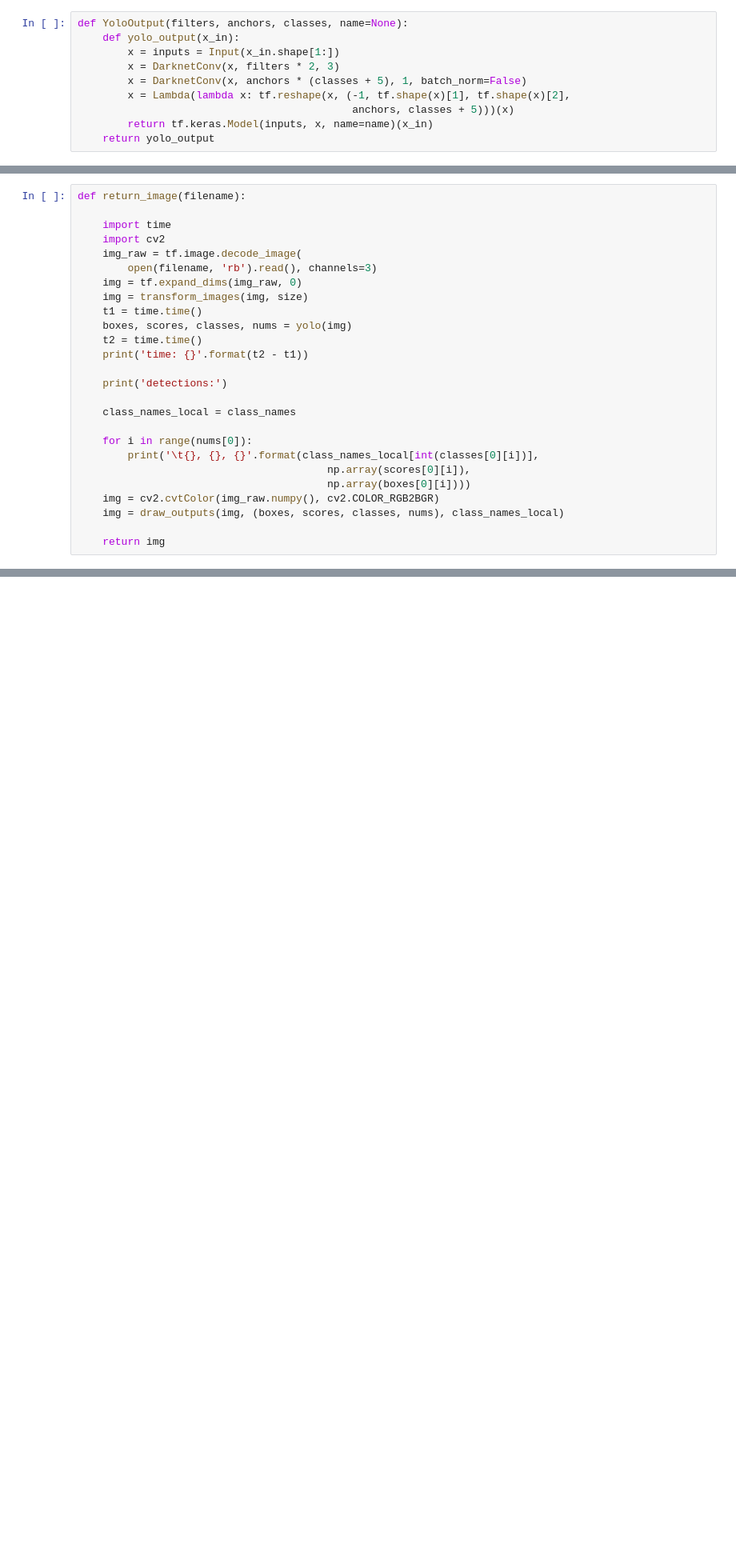
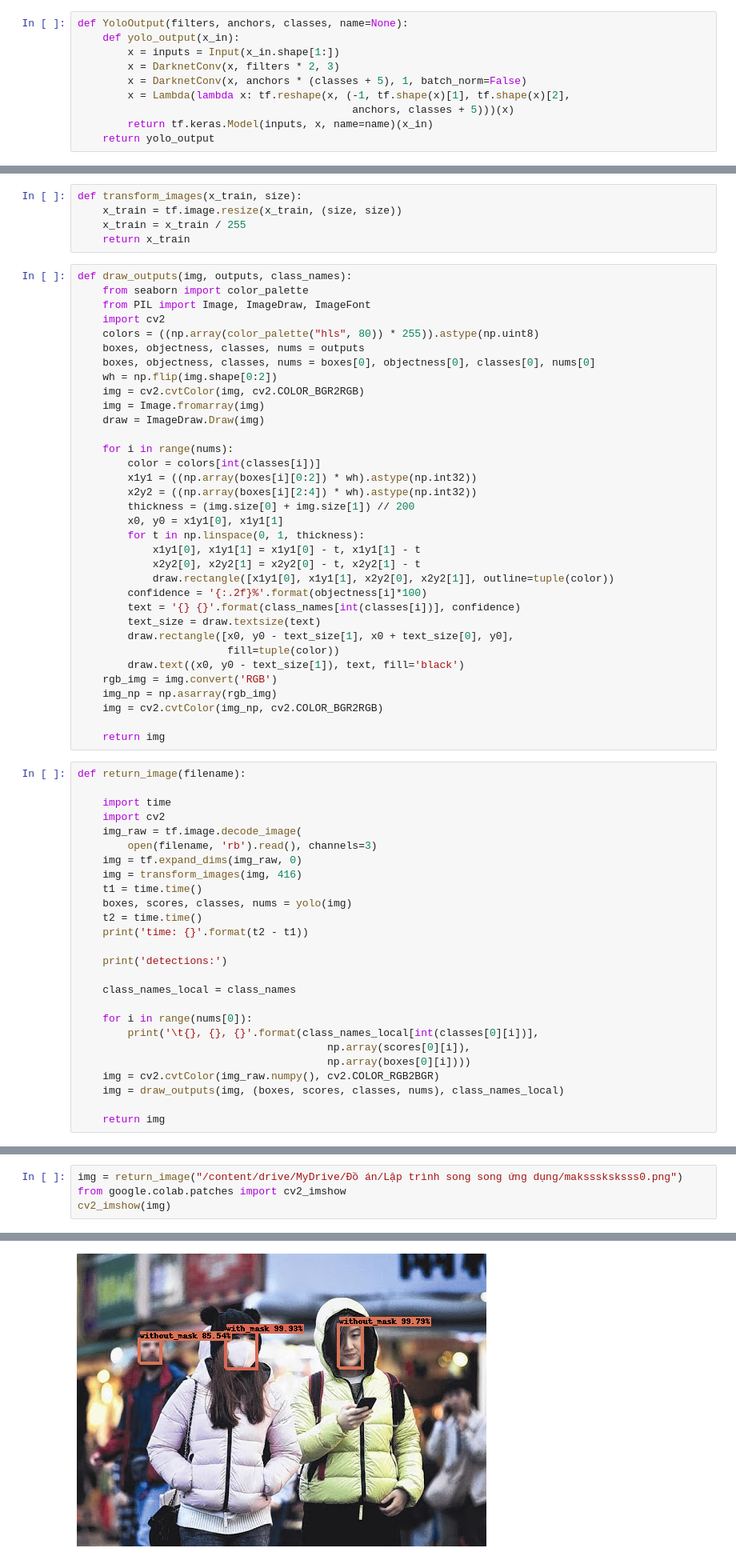
Before and after one commit to TranPhu1999/Parallel_Programing_Face_mask_detection, a Jupyter notebook: Report.ipynb, the cells around one changed output, grey strips where cells are left out. Shown at 80% size. Cells and saved outputs as stored; diff of their text form; blank space fills up the shorter version.

```diff
--- a/Report.ipynb
+++ b/Report.ipynb
@@ -351,6 +328,45 @@ def YoloV3(size=None, channels=3, anchors=yolo_anchors,
                      name='yolo_nms')((boxes_0[:3], boxes_1[:3], boxes_2[:3]))
 
     return Model(inputs, outputs, name='yolov3')
+# %%
+def transform_images(x_train, size):
+    x_train = tf.image.resize(x_train, (size, size))
+    x_train = x_train / 255
+    return x_train
+# %%
+def draw_outputs(img, outputs, class_names):
+    from seaborn import color_palette
+    from PIL import Image, ImageDraw, ImageFont
+    import cv2
+    colors = ((np.array(color_palette("hls", 80)) * 255)).astype(np.uint8)
+    boxes, objectness, classes, nums = outputs
+    boxes, objectness, classes, nums = boxes[0], objectness[0], classes[0], nums[0]
+    wh = np.flip(img.shape[0:2])
+    img = cv2.cvtColor(img, cv2.COLOR_BGR2RGB)
+    img = Image.fromarray(img)
+    draw = ImageDraw.Draw(img)
+
+    for i in range(nums):
+        color = colors[int(classes[i])]
+        x1y1 = ((np.array(boxes[i][0:2]) * wh).astype(np.int32))
+        x2y2 = ((np.array(boxes[i][2:4]) * wh).astype(np.int32))
+        thickness = (img.size[0] + img.size[1]) // 200
+        x0, y0 = x1y1[0], x1y1[1]
+        for t in np.linspace(0, 1, thickness):
+            x1y1[0], x1y1[1] = x1y1[0] - t, x1y1[1] - t
+            x2y2[0], x2y2[1] = x2y2[0] - t, x2y2[1] - t
+            draw.rectangle([x1y1[0], x1y1[1], x2y2[0], x2y2[1]], outline=tuple(color))
+        confidence = '{:.2f}%'.format(objectness[i]*100)
+        text = '{} {}'.format(class_names[int(classes[i])], confidence)
+        text_size = draw.textsize(text)
+        draw.rectangle([x0, y0 - text_size[1], x0 + text_size[0], y0],
+                        fill=tuple(color))
+        draw.text((x0, y0 - text_size[1]), text, fill='black')
+    rgb_img = img.convert('RGB')
+    img_np = np.asarray(rgb_img)
+    img = cv2.cvtColor(img_np, cv2.COLOR_BGR2RGB)
+
+    return img
 # %%
 def return_image(filename):
 
@@ -359,7 +375,7 @@ def return_image(filename):
     img_raw = tf.image.decode_image(
         open(filename, 'rb').read(), channels=3)
     img = tf.expand_dims(img_raw, 0)
-    img = transform_images(img, size)
+    img = transform_images(img, 416)
     t1 = time.time()
     boxes, scores, classes, nums = yolo(img)
     t2 = time.time()
@@ -390,0 +410,5 @@ weights loaded
+# %%
+img = return_image("/content/drive/MyDrive/Đồ án/Lập trình song song ứng dụng/maksssksksss0.png")
+from google.colab.patches import cv2_imshow
+cv2_imshow(img)
+# %% [output]
@@ -391,3 +420,4 @@ weights loaded
+[figure, added]
 # %% [markdown]
 # 4. Tài liệu tham khảo
 # %% [markdown]
```
Also changed, not shown: parts of 4 cells of this notebook.
